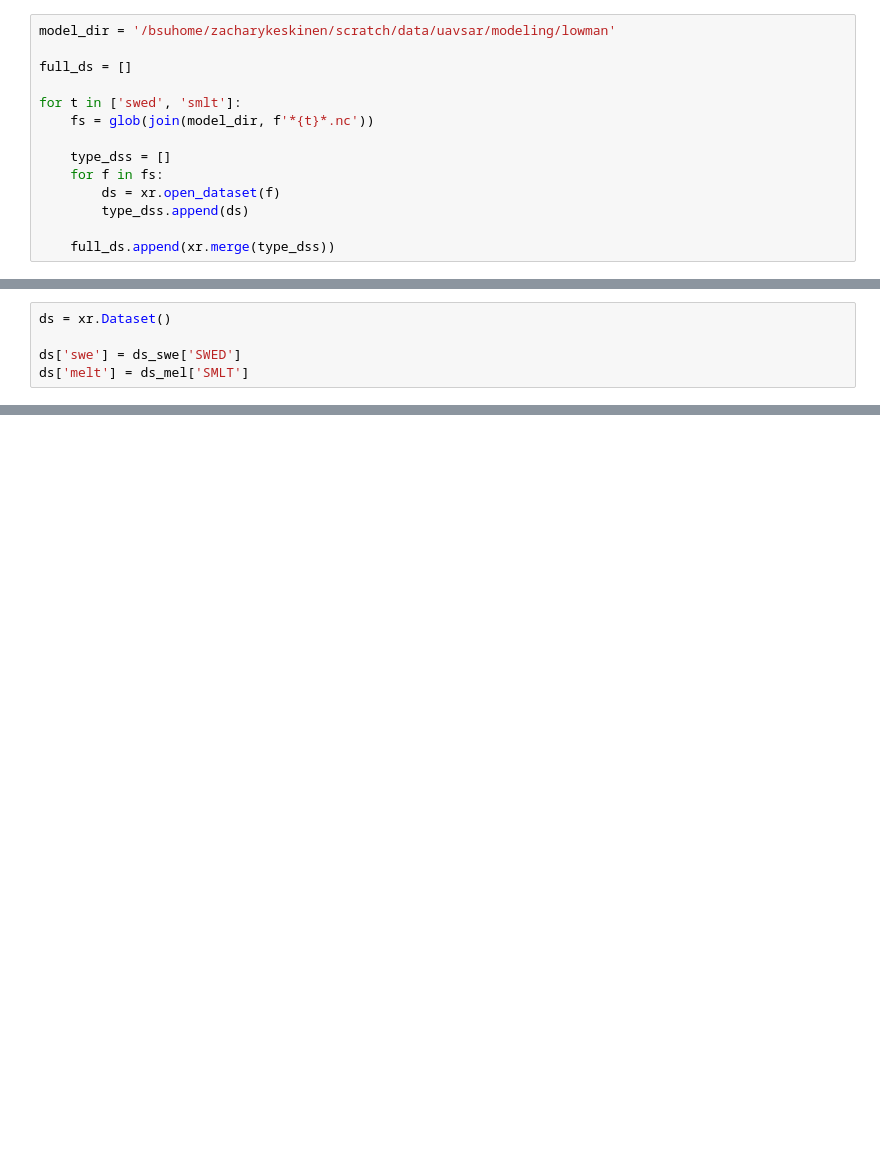
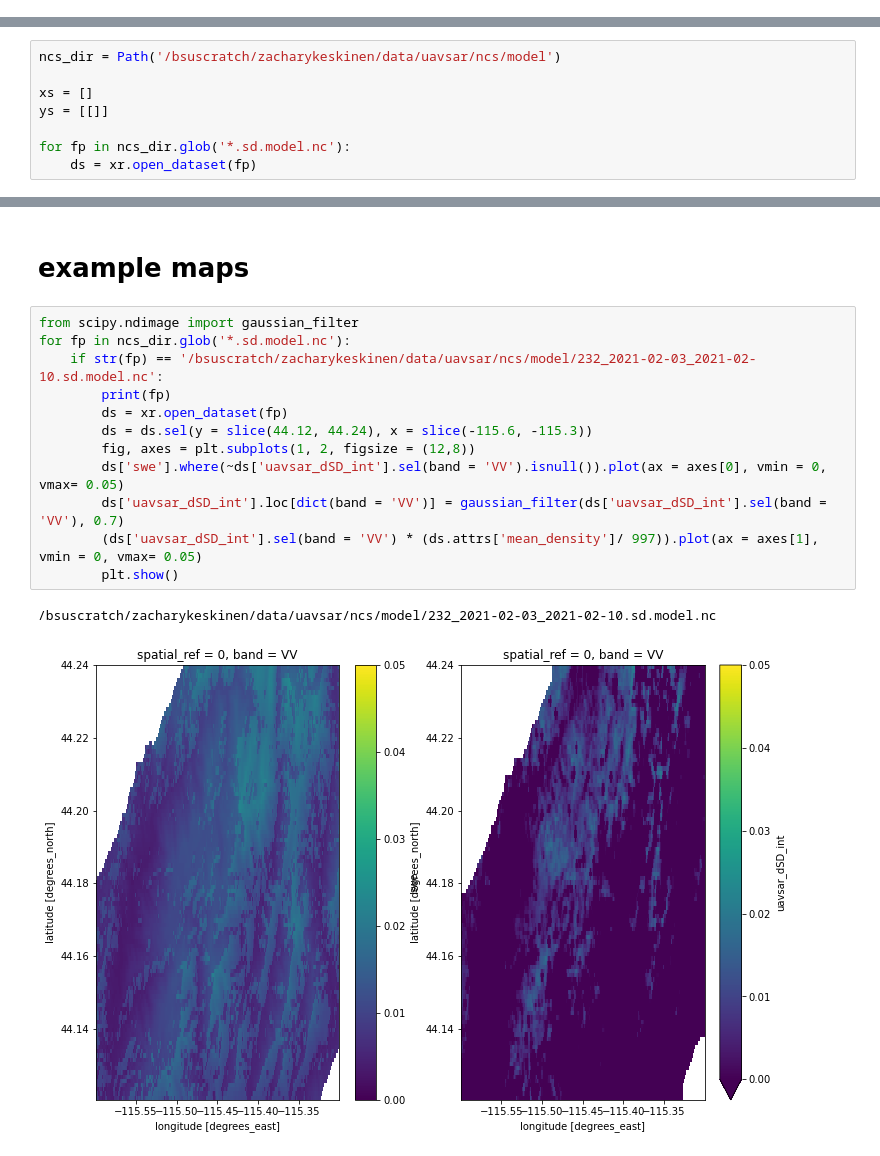
Before and after one commit to ZachHoppinen/uavsar-validation, a Jupyter notebook: src/play/modeling.ipynb, the cells around one changed output, grey strips where cells are left out. Drawn from its saved outputs; the diff is of its cells as text; blank space fills up the shorter version.

Commit message:
model comparison to uavsar

```diff
--- a/src/play/modeling.ipynb
+++ b/src/play/modeling.ipynb
@@ -5,14 +0,0 @@ from os.path import join
-# %%
-model_dir = '/bsuhome/zacharykeskinen/scratch/data/uavsar/modeling/lowman'
-
-full_ds = []
-
-for t in ['swed', 'smlt']:
-    fs = glob(join(model_dir, f'*{t}*.nc'))
-
-    type_dss = []
-    for f in fs:
-        ds = xr.open_dataset(f)
-        type_dss.append(ds)
-
-    full_ds.append(xr.merge(type_dss))
@@ -21,5 +0,0 @@ ds_swe, ds_mel = full_ds
-# %%
-ds = xr.Dataset()
-
-ds['swe'] = ds_swe['SWED']
-ds['melt'] = ds_mel['SMLT']
@@ -40,0 +1,8 @@ Data variables:
+# %%
+ncs_dir = Path('/bsuscratch/zacharykeskinen/data/uavsar/ncs/model')
+
+xs = []
+ys = [[]]
+
+for fp in ncs_dir.glob('*.sd.model.nc'):
+    ds = xr.open_dataset(fp)
@@ -40,0 +237,17 @@ Data variables:
+# %% [markdown]
+# example maps
+# %%
+from scipy.ndimage import gaussian_filter
+for fp in ncs_dir.glob('*.sd.model.nc'):
+    if str(fp) == '/bsuscratch/zacharykeskinen/data/uavsar/ncs/model/232_2021-02-03_2021-02-10.sd.model.nc':
+        print(fp)
+        ds = xr.open_dataset(fp)
+        ds = ds.sel(y = slice(44.12, 44.24), x = slice(-115.6, -115.3))
+        fig, axes = plt.subplots(1, 2, figsize = (12,8))
+        ds['swe'].where(~ds['uavsar_dSD_int'].sel(band = 'VV').isnull()).plot(ax = axes[0], vmin = 0, vmax= 0.05)
+        ds['uavsar_dSD_int'].loc[dict(band = 'VV')] = gaussian_filter(ds['uavsar_dSD_int'].sel(band = 'VV'), 0.7)
+        (ds['uavsar_dSD_int'].sel(band = 'VV') * (ds.attrs['mean_density']/ 997)).plot(ax = axes[1], vmin = 0, vmax= 0.05)
+        plt.show()
+# %% [output]
+/bsuscratch/zacharykeskinen/data/uavsar/ncs/model/232_2021-02-03_2021-02-10.sd.model.nc
+[figure, added]
```
Also changed, not shown: parts of 11 cells of this notebook, 14 other files.
